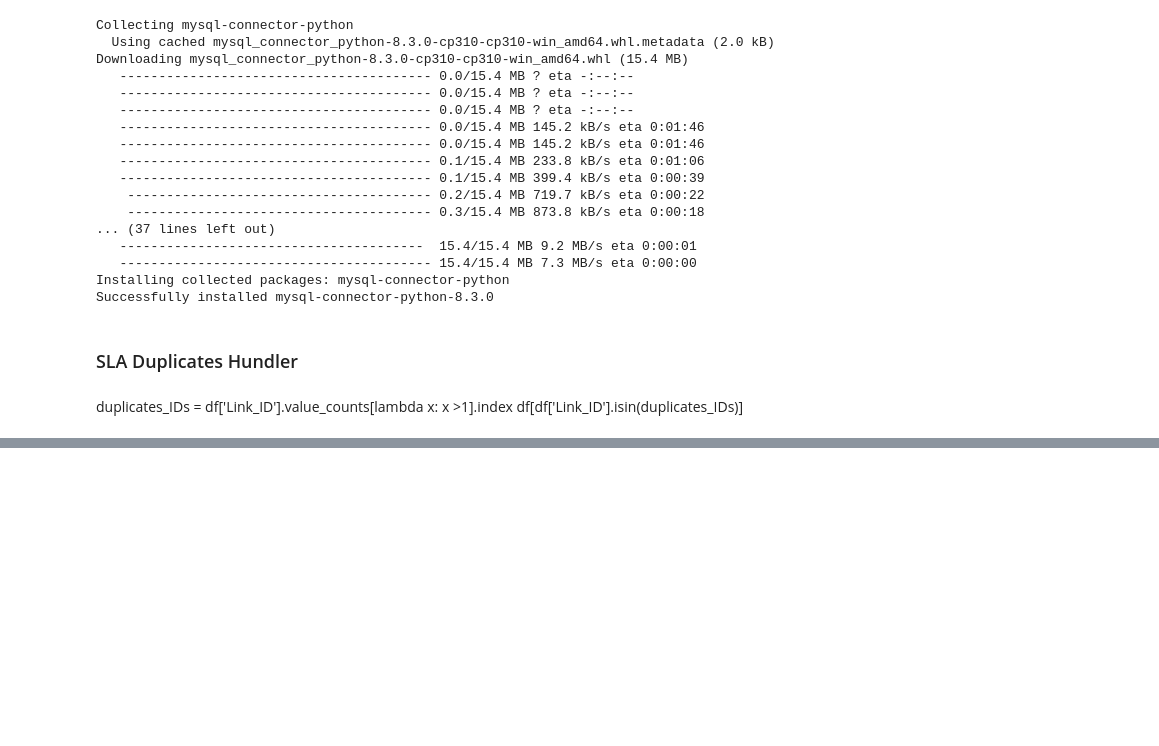
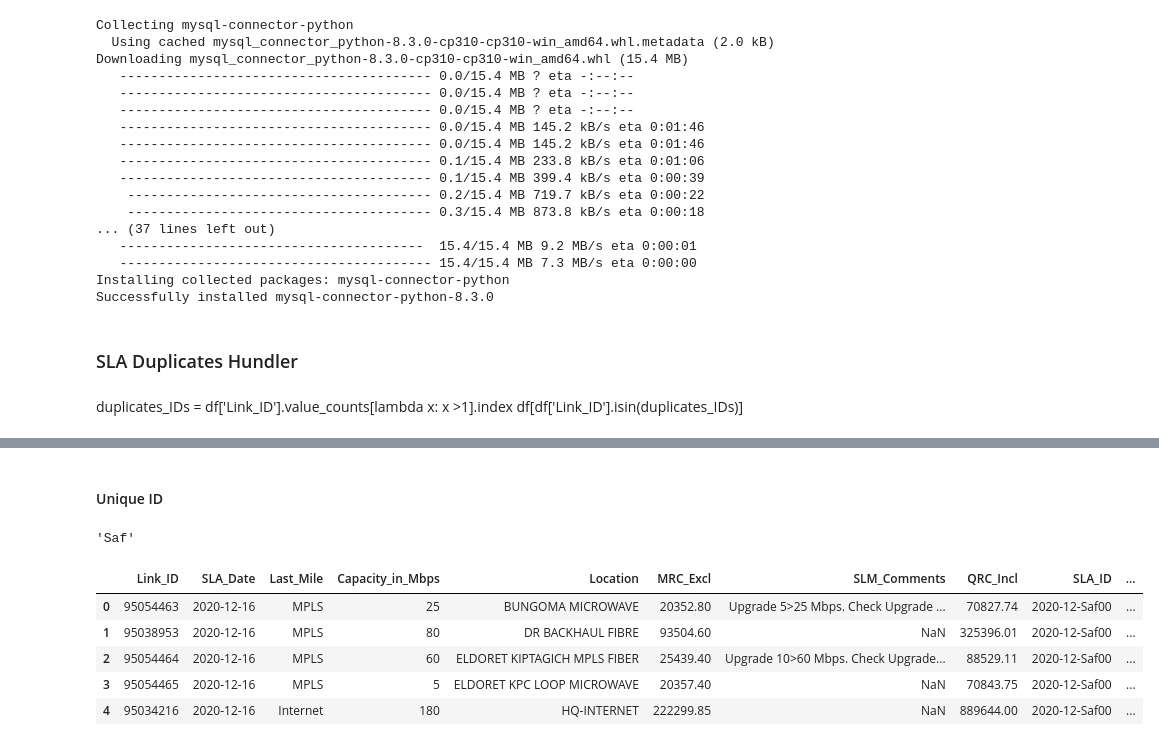
Before and after one commit to JackronyK/SLA_ETL, a Jupyter notebook: Data_Wrangling WS.ipynb, the cells around one changed output, grey strips where cells are left out. Saved outputs shown, nothing was run; the diff lists cells and outputs as text; code cells hidden in the pictures; blank space fills up the shorter version.

```diff
--- a/Data_Wrangling WS.ipynb
+++ b/Data_Wrangling WS.ipynb
@@ -1412,0 +1591,2 @@ import pymysql
+# %% [markdown]
+#### Unique ID
@@ -1412,0 +1602,47 @@ import pymysql
+# %%
+w_b
+# %% [output]
+'Saf'
+# %%
+import pandas as pd
+ltk_sla_df = pd.read_csv('C:\\Users\\USER\\OneDrive\\KRA WORK\\2024 WS\SLA EDA\\SLA_ETL\\Processsed_Data\\LTK_SLA.csv')
+saf_sla_df = pd.read_csv('C:\\Users\\USER\\OneDrive\\KRA WORK\\2024 WS\SLA EDA\\SLA_ETL\\Processsed_Data\\SAFARICOM_SLA.csv')
+combined_sla = pd.read_csv('C:\\Users\\USER\\OneDrive\\KRA WORK\\2024 WS\SLA EDA\\SLA_ETL\\Processsed_Data\\SLA_Combined.csv')
+
+ltk_invoice_df = pd.read_csv('C:\\Users\\USER\\OneDrive\\KRA WORK\\2024 WS\SLA EDA\\SLA_ETL\\Processsed_Data\\LTK_Invoice.csv')
+saf_invoice_df = pd.read_csv('C:\\Users\\USER\\OneDrive\\KRA WORK\\2024 WS\SLA EDA\\SLA_ETL\\Processsed_Data\\SAFARICOM_Invoice.csv')
+combined_Invoice = pd.read_csv('C:\\Users\\USER\\OneDrive\\KRA WORK\\2024 WS\SLA EDA\\SLA_ETL\\Processsed_Data\\Invoice_Combined.csv')
+# %%
+pd.to_datetime(saf_sla_df['SLA_Date']).unique()
+#saf_sla_df['SLA_Date'].dt.year
+
+def assign_rank(df,sp):
+    #Extracting unique values from the date col and sort them
+    unique_dates = sorted(df['SLA_Date'].dt.strftime('%Y-%m-%d').unique())
+
+    #creating a mapping of date to rank
+    date_to_rank = {date: f'{i:02d}' for i,date in enumerate(unique_dates)}
+
+    #add a new col called rank based on the mapping
+    df['rank'] =  df['SLA_Date'].dt.strftime('%Y-%m-%d').map(date_to_rank)
+
+
+
+    #Adding the SLA ID Col
+    df['SLA_ID'] = df.apply(lambda row: f"{row['SLA_Date'].year}-{row['SLA_Date'].month}-{sp}{row['rank']}", axis=1)
+    #df['SLA_ID'] = df.apply(lambda row: f"{row['SLA_Date'].split('-', expand =True)[1]}-{row['SLA_Date'].split('-', expand =True)[1]}-{sp}-{row['rank']}", axis=1)
+
+
+    return df
+# %%
+saf_sla_df['SLA_Date'] = pd.to_datetime( saf_sla_df['SLA_Date'])
+df1 = assign_rank(saf_sla_df,'Saf')
+df1['UI'] = df1['SLA_ID'] + "_" + df1['Link_ID'].astype(str)
+df1.head()
+# %% [output]
+|  | Link_ID | SLA_Date | Last_Mile | Capacity_in_Mbps | Location | MRC_Excl | SLM_Comments | QRC_Incl | SLA_ID | ... |
+| 0 | 95054463 | 2020-12-16 | MPLS | 25 | BUNGOMA MICROWAVE | 20352.80 | Upgrade 5>25 Mbps. Check Upgrade ... | 70827.74 | 2020-12-Saf00 | ... |
+| 1 | 95038953 | 2020-12-16 | MPLS | 80 | DR BACKHAUL FIBRE | 93504.60 | NaN | 325396.01 | 2020-12-Saf00 | ... |
+| 2 | 95054464 | 2020-12-16 | MPLS | 60 | ELDORET KIPTAGICH MPLS FIBER | 25439.40 | Upgrade 10>60 Mbps. Check Upgrade... | 88529.11 | 2020-12-Saf00 | ... |
+| 3 | 95054465 | 2020-12-16 | MPLS | 5 | ELDORET KPC LOOP MICROWAVE | 20357.40 | NaN | 70843.75 | 2020-12-Saf00 | ... |
+| 4 | 95034216 | 2020-12-16 | Internet | 180 | HQ-INTERNET | 222299.85 | NaN | 889644.00 | 2020-12-Saf00 | ... |
```
Also changed, not shown: parts of 10 cells of this notebook, 11 other files.
